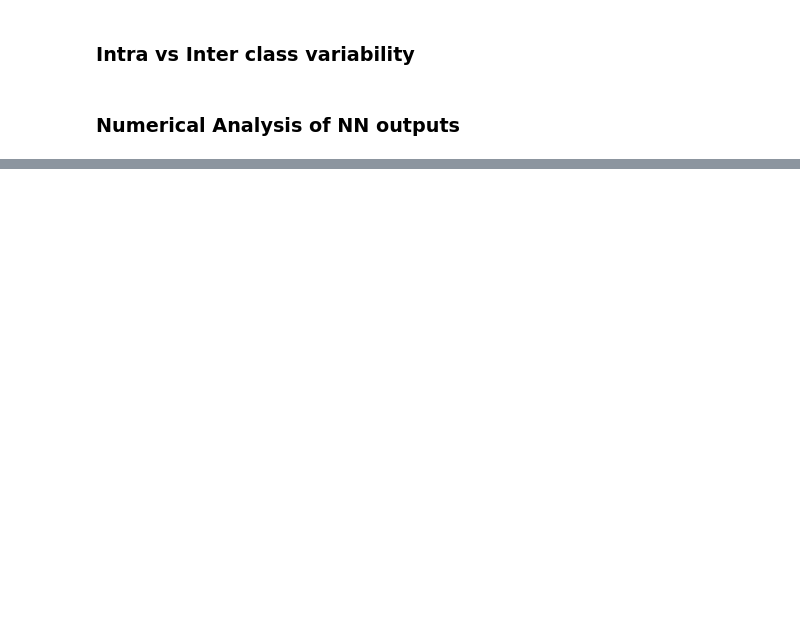
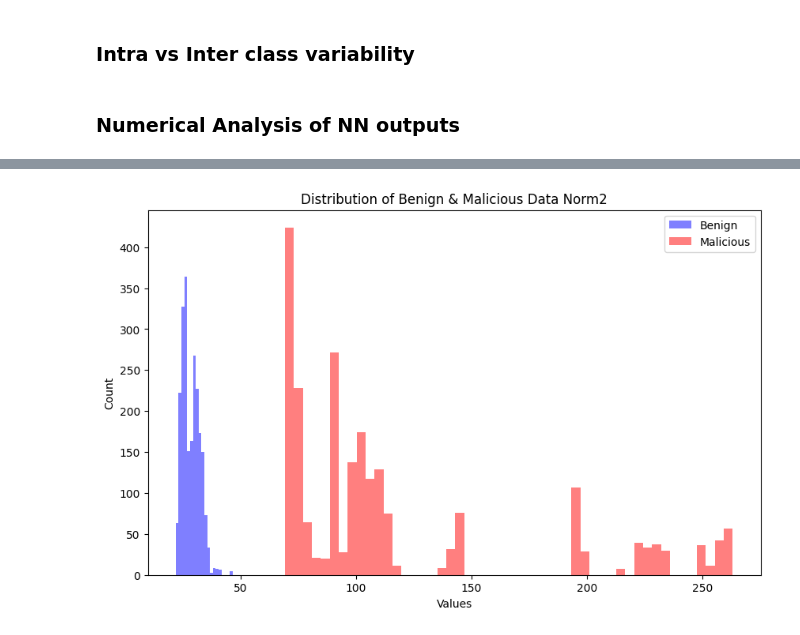
Before and after one commit to privateer-project/NWDAF-Anomaly-Detection, a Jupyter notebook: notebooks/Time Series Statistical Analysis.ipynb, the cells around one changed output, grey strips where cells are left out. Saved outputs shown, nothing was run; the diff lists cells and outputs as text; code cells hidden in the pictures; blank space fills up the shorter version.

```diff
--- a/notebooks/Time Series Statistical Analysis.ipynb
+++ b/notebooks/Time Series Statistical Analysis.ipynb
@@ -127,2 +217,11 @@ plot_dist(benign_ts_data_norm1, mal_ts_data_norm1_sampled, 'Distribution of Beni
 # %%
-#plot_dist(benign_ts_data_norm2, mal_ts_data_norm2_sampled, 'Distribution of Benign & Malicious TS Data Norm2', x_axis_range = [None, None])
+plot_dist_plt(
+    benign_ts_data_norm2,
+    mal_ts_data_norm2_sampled,
+    'Distribution of Benign & Malicious Data Norm2',
+    nbins_ben = 20,
+    nbins_mal = 50,
+    x_axis_range = [None, None]
+)
+# %% [output]
+[figure, added]
```
Also changed, not shown: parts of 29 cells of this notebook, 24 other files.
